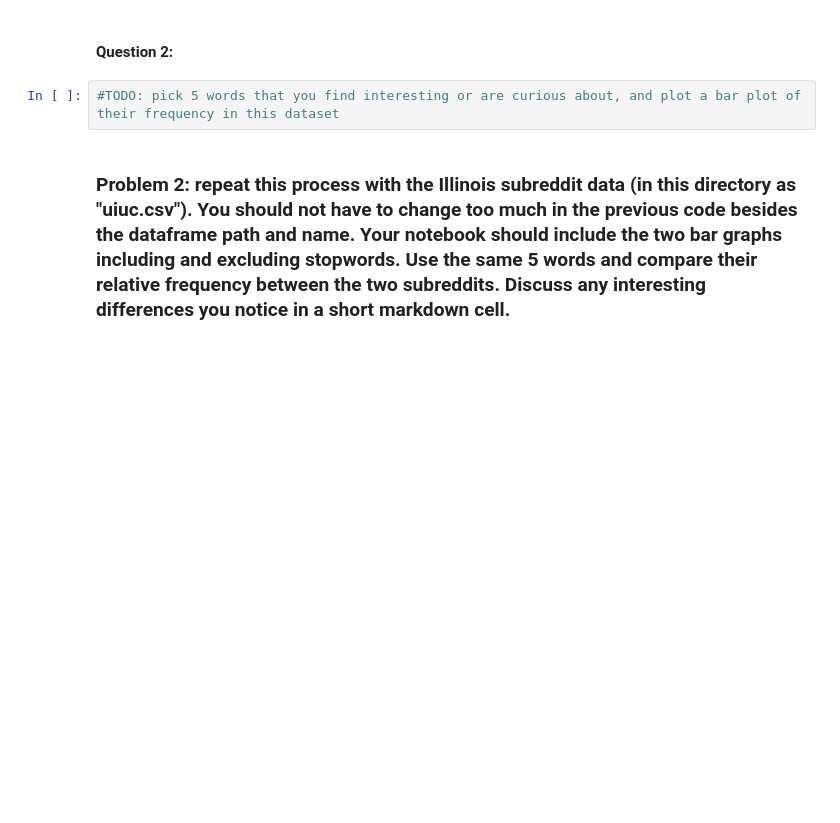
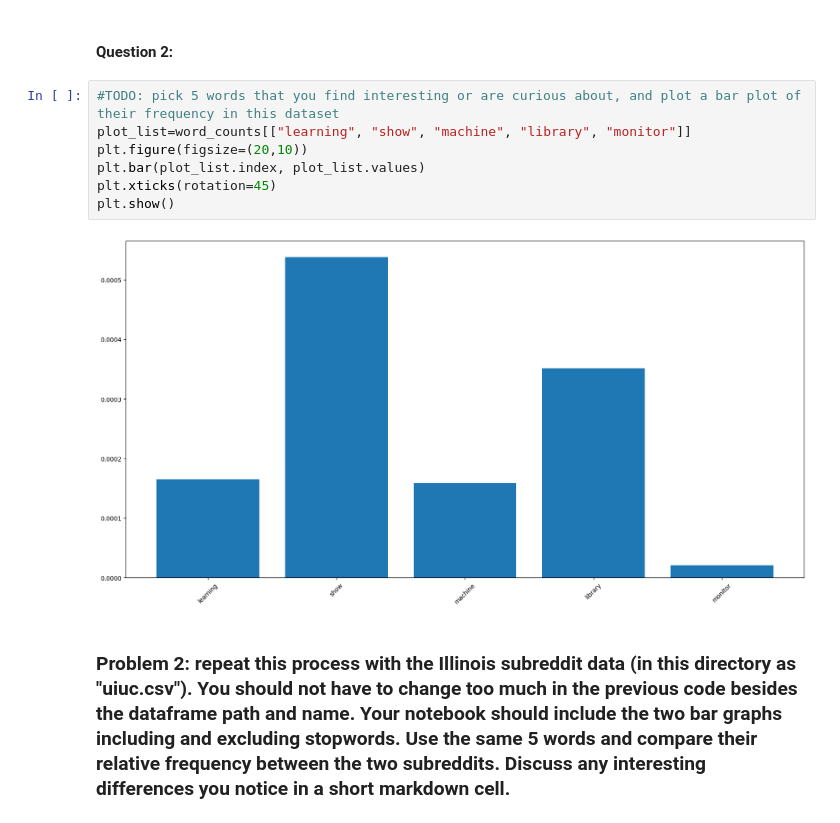
Before and after one commit to zijianc2/project1-counting-words, a Jupyter notebook: project1.ipynb, the cells around one changed output. Cells and saved outputs as stored; diff of their text form; blank space fills up the shorter version.

```diff
--- a/project1.ipynb
+++ b/project1.ipynb
@@ -223,6 +260,13 @@ plt.show()
 #### Question 2:
 # %%
 #TODO: pick 5 words that you find interesting or are curious about, and plot a bar plot of their frequency in this dataset
+plot_list=word_counts[["learning", "show", "machine", "library", "monitor"]]
+plt.figure(figsize=(20,10))
+plt.bar(plot_list.index, plot_list.values)
+plt.xticks(rotation=45)
+plt.show()
+# %% [output]
+[figure, added]
 # %% [markdown]
 ### Problem 2: repeat this process with the Illinois subreddit data (in this directory as "uiuc.csv"). You should not have to change too much in the previous code besides the dataframe path and name. Your notebook should include the two bar graphs including and excluding stopwords. Use the same 5 words and compare their relative frequency between the two subreddits. Discuss any interesting differences you notice in a short markdown cell.
 # %%
```
Also changed, not shown: parts of 42 cells of this notebook.
